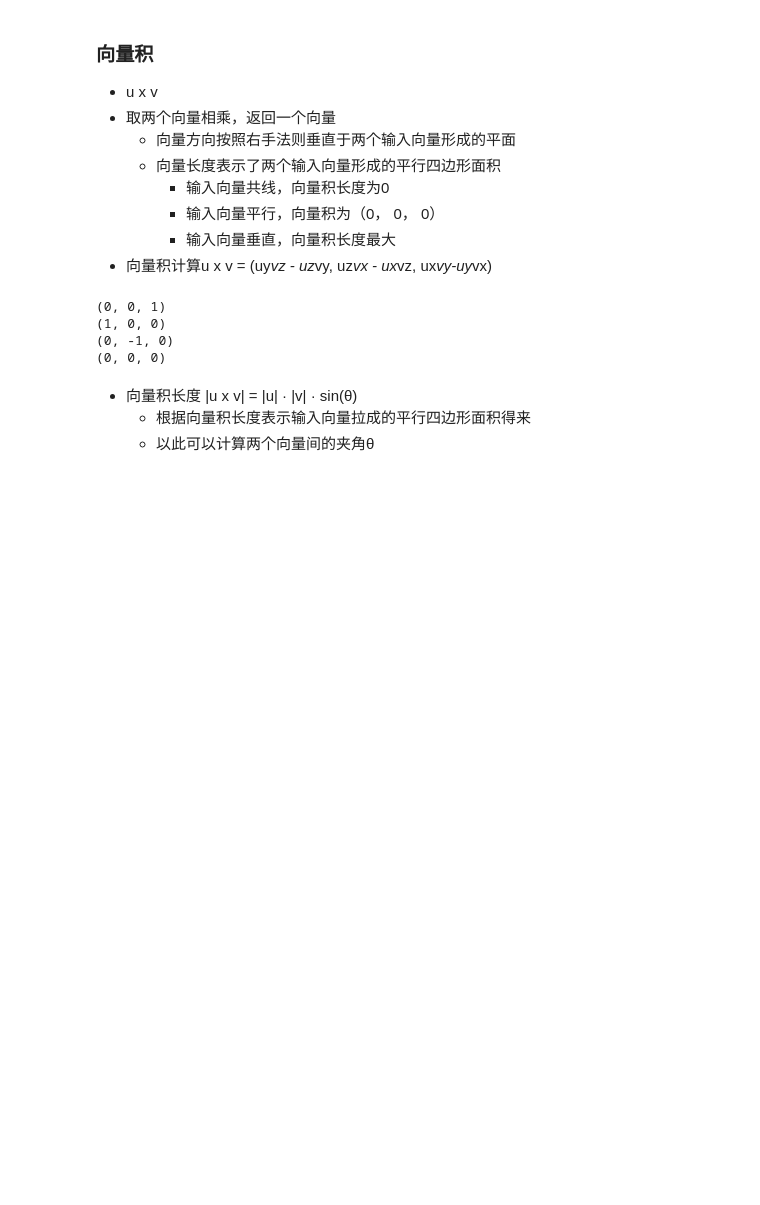
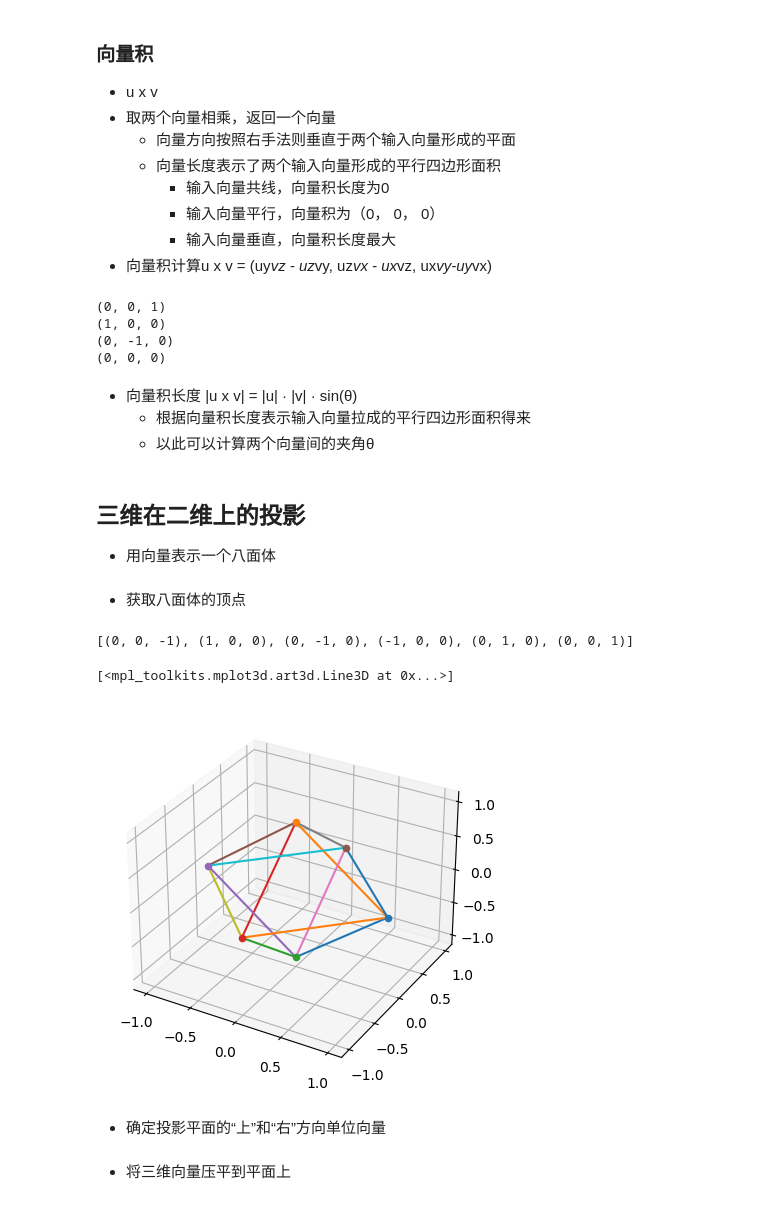
Before and after one commit to richard-ma/weekendProject, a Jupyter notebook: 202301-5程序员数学（ISBN9787115576491）/chapter3三维空间向量.ipynb, the cells around one changed output. Saved outputs shown, nothing was run; the diff lists cells and outputs as text; code cells hidden in the pictures; blank space fills up the shorter version.

```diff
--- a/202301-5程序员数学（ISBN9787115576491）/chapter3三维空间向量.ipynb
+++ b/202301-5程序员数学（ISBN9787115576491）/chapter3三维空间向量.ipynb
@@ -132,3 +144,51 @@ print(cross((1, 2, 5), (2, 4, 10))) # 平行向量
 * 向量积长度 |u x v| = |u| · |v| · sin(θ)
     * 根据向量积长度表示输入向量拉成的平行四边形面积得来
     * 以此可以计算两个向量间的夹角θ
+# %% [markdown]
+## 三维在二维上的投影
+
+* 用向量表示一个八面体
+# %%
+octahedron = [
+    [(1, 0, 0), (0, 1, 0), (0, 0, 1)],
+    [(1, 0, 0), (0, 0, -1), (0, 1, 0)],
+    [(1, 0, 0), (0, 0, 1), (0, -1, 0)],
+    [(1, 0, 0), (0, -1, 0), (0, 0, -1)],
+    [(-1, 0, 0), (0, 1, 0), (0, 0, 1)],
+    [(-1, 0, 0), (0, 0, -1), (0, 1, 0)],
+    [(-1, 0, 0), (0, 0, 1), (0, -1, 0)],
+    [(-1, 0, 0), (0, -1, 0), (0, 0, -1)],
+]
+# %% [markdown]
+* 获取八面体的顶点
+# %%
+def vertices(faces):
+    return list(set([vertex for face in faces for vertex in face]))
+
+vertices(octahedron)
+
+import matplotlib.pyplot as plt
+
+ax = plt.axes(projection='3d')
+
+vectors = vertices(octahedron)
+for vector in vectors:
+    ax.scatter3D(*vector)
+
+vectors.sort(key=lambda x: x[2])
+print(vectors)
+
+for i in range(4):
+    ax.plot3D(*zip(vectors[0], vectors[i+1]))
+    ax.plot3D(*zip(vectors[i+1], vectors[5]))
+
+ax.plot3D(*zip((0, -1, 0), (-1, 0, 0)))
+ax.plot3D(*zip((-1, 0, 0), (0, 1, 0)))
+ax.plot3D(*zip((0, 1, 0), (1, 0, 0)))
+ax.plot3D(*zip((1, 0, 0), (0, -1, 0)))
+# %% [output]
+[(0, 0, -1), (1, 0, 0), (0, -1, 0), (-1, 0, 0), (0, 1, 0), (0, 0, 1)]
+[<mpl_toolkits.mplot3d.art3d.Line3D at 0x...>]
+[figure, added]
+# %% [markdown]
+* 确定投影平面的“上”和“右”方向单位向量
@@ -134,0 +198,2 @@ print(cross((1, 2, 5), (2, 4, 10))) # 平行向量
+# %% [markdown]
+* 将三维向量压平到平面上
```
Also changed, not shown: parts of 7 cells of this notebook.
